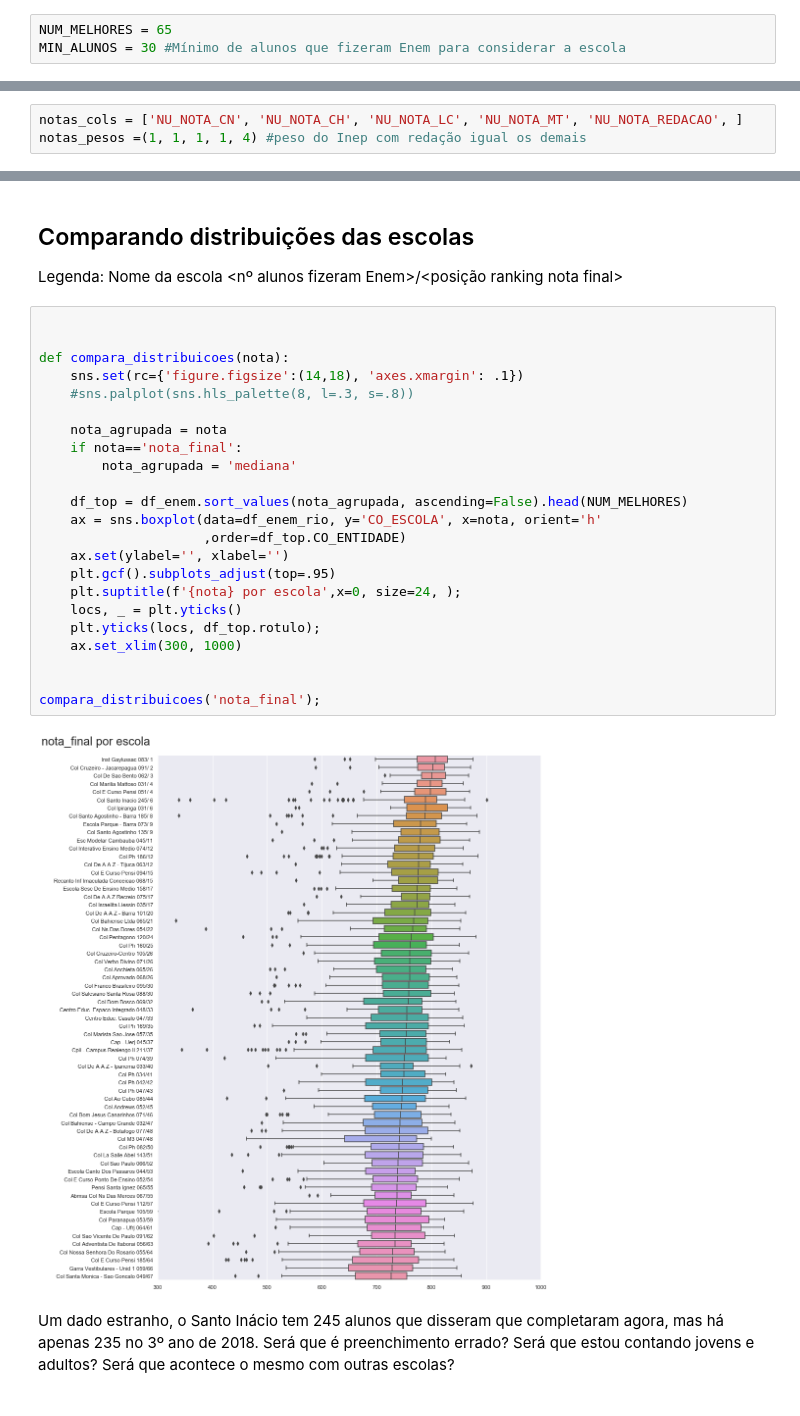
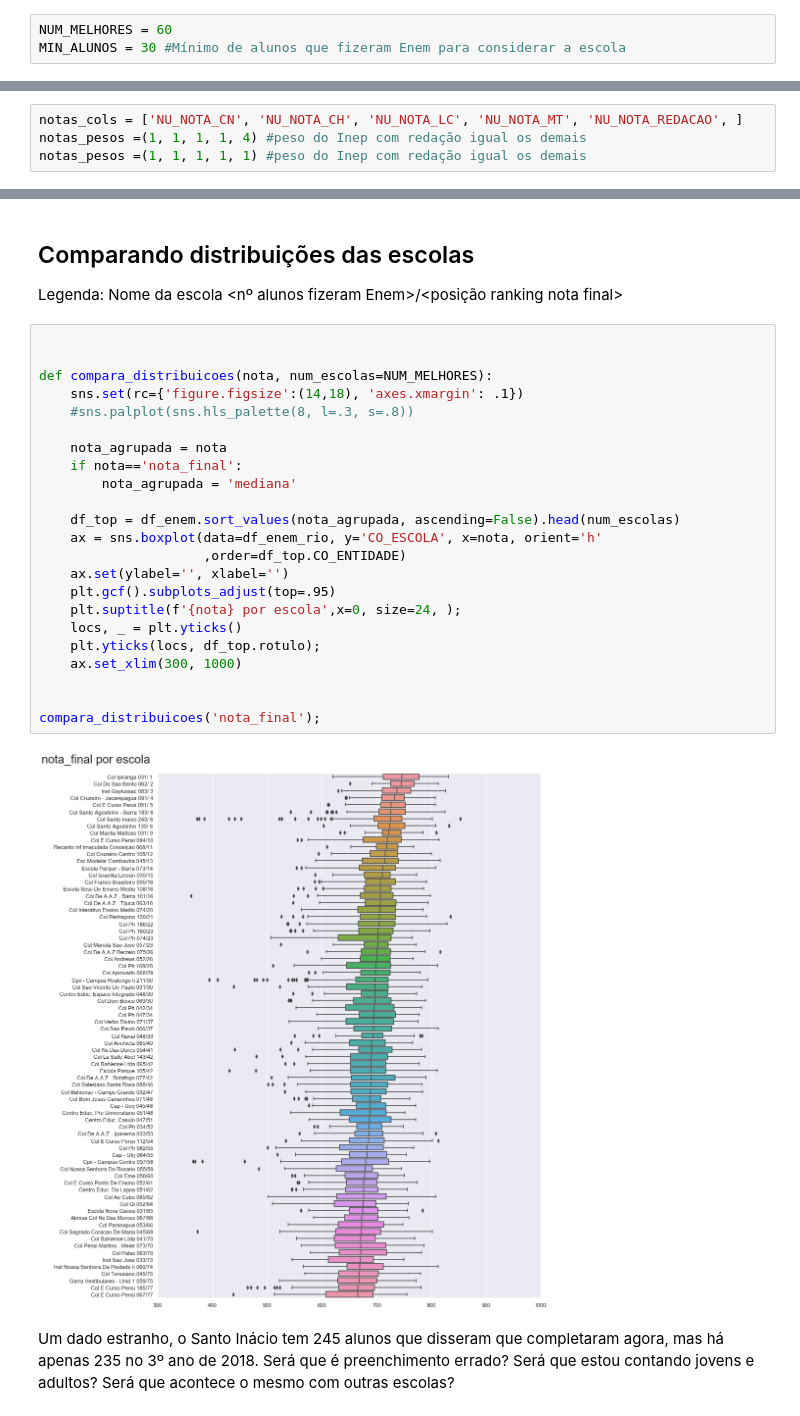
Before and after one commit to pauloneves/educacao, a Jupyter notebook: analisa.ipynb, the cells around one changed output, grey strips where cells are left out. Cells and saved outputs as stored; diff of their text form.

```diff
--- a/analisa.ipynb
+++ b/analisa.ipynb
@@ -13,7 +13,7 @@ import IPython
 #pd.options.display.max_rows = None
 #pd.options.display.max_columns = None
 # %%
-NUM_MELHORES = 65
+NUM_MELHORES = 60
 MIN_ALUNOS = 30 #Mínimo de alunos que fizeram Enem para considerar a escola
 # %%
 CO_SAO_BENTO = 33062633
@@ -55,6 +55,7 @@ df_enem_rio = pd.read_feather('dados/enem_rio_2018.feather')
 # %%
 notas_cols = ['NU_NOTA_CN', 'NU_NOTA_CH', 'NU_NOTA_LC', 'NU_NOTA_MT', 'NU_NOTA_REDACAO', ]
 notas_pesos =(1, 1, 1, 1, 4) #peso do Inep com redação igual os demais
+notas_pesos =(1, 1, 1, 1, 1) #peso do Inep com redação igual os demais
 # %%
 media_ponderada = lambda notas: np.average(notas, weights=notas_pesos)
 
@@ -205,28 +206,28 @@ Legenda: Nome da escola <nº alunos fizeram Enem>/<posição ranking nota final>
 # %%
 
 
-def compara_distribuicoes(nota):
+def compara_distribuicoes(nota, num_escolas=NUM_MELHORES):
     sns.set(rc={'figure.figsize':(14,18), 'axes.xmargin': .1})
     #sns.palplot(sns.hls_palette(8, l=.3, s=.8))
 
     nota_agrupada = nota
     if nota=='nota_final':
         nota_agrupada = 'mediana'
 
-    df_top = df_enem.sort_values(nota_agrupada, ascending=False).head(NUM_MELHORES)
+    df_top = df_enem.sort_values(nota_agrupada, ascending=False).head(num_escolas)
     ax = sns.boxplot(data=df_enem_rio, y='CO_ESCOLA', x=nota, orient='h'
                      ,order=df_top.CO_ENTIDADE)
     ax.set(ylabel='', xlabel='')
     plt.gcf().subplots_adjust(top=.95)
     plt.suptitle(f'{nota} por escola',x=0, size=24, );
     locs, _ = plt.yticks()
     plt.yticks(locs, df_top.rotulo);
     ax.set_xlim(300, 1000)
 
 
 compara_distribuicoes('nota_final');
 # %% [output]
-[figure, old version]
+[figure, new version]
 # %% [markdown]
 Um dado estranho, o Santo Inácio tem 245 alunos que disseram que completaram agora, mas há apenas 235 no 3º ano de 2018. Será que é preenchimento errado? Será que estou contando jovens e adultos? Será que acontece o mesmo com outras escolas?
 # %%
```
Also changed, not shown: parts of 27 cells of this notebook, 3 other files.
